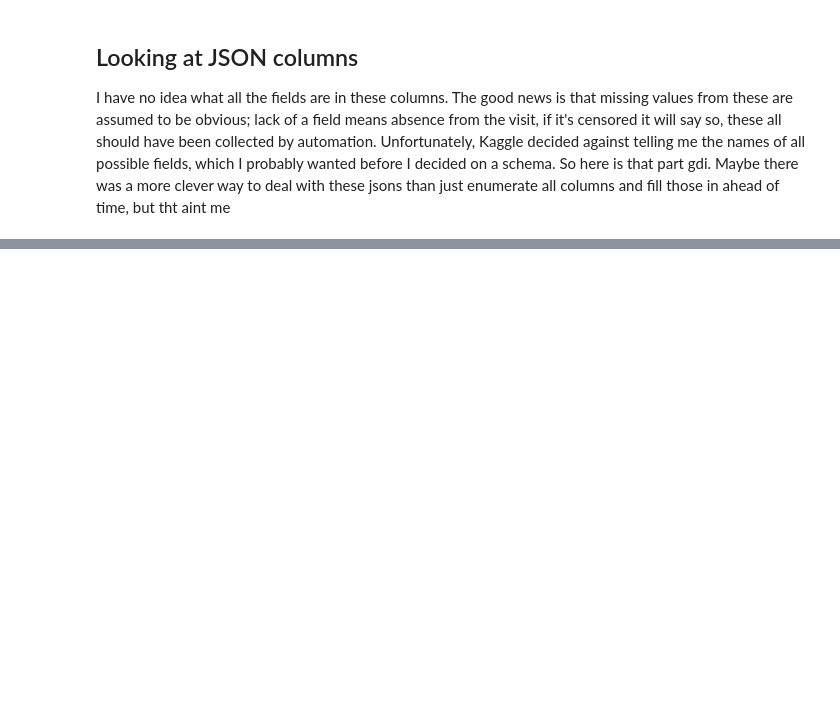
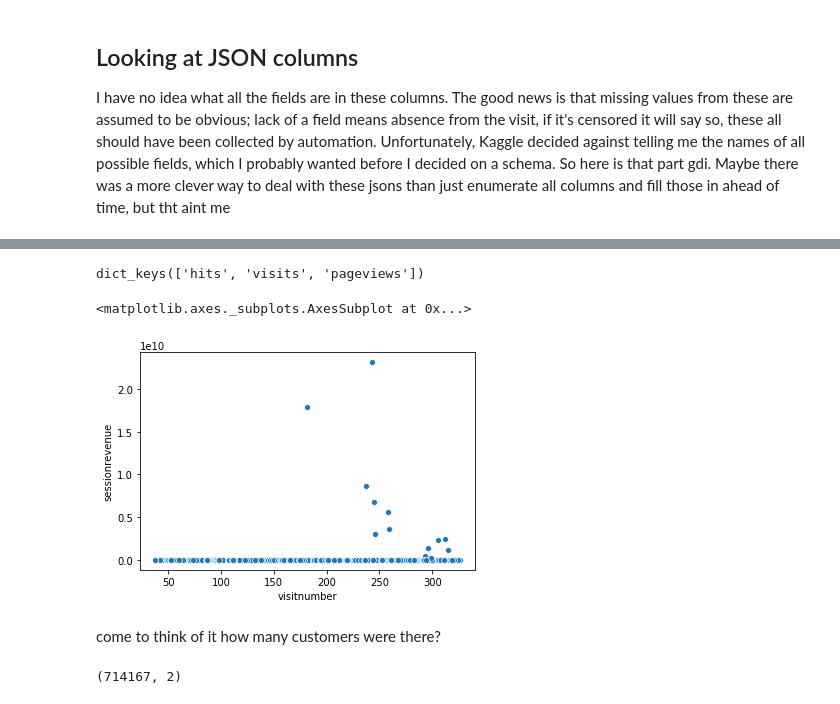
Before and after one commit to romandtse07/google_analytics_kaggle, a Jupyter notebook: SQL.ipynb, the cells around one changed output, grey strips where cells are left out. Cells and saved outputs as stored; diff of their text form; code cells hidden in the pictures; blank space fills up the shorter version.

```diff
--- a/SQL.ipynb
+++ b/SQL.ipynb
@@ -194,0 +166,10 @@ The test set introduces no new columns at least.  We can go ahead and make new c
+# %%
+json_fields = {set_name:{name:set() for name in json_cols} for set_name in ['train','test']}
+# %%
+for set_label, fields in json_fields.items():
+    for field, key_set in fields.items():
+        query = f"""
+            SELECT DISTINCT jsonb_object_keys({field}) AS col
+            FROM {set_label}_data
+        """
+        key_set.update(pd.read_sql_query(query, engine).col)
@@ -194,0 +186,15 @@ The test set introduces no new columns at least.  We can go ahead and make new c
+# %%
+query = """
+WITH top_spender AS (
+    SELECT fullVisitorId
+    FROM train_data
+    GROUP BY fullVisitorId
+    HAVING SUM(CAST(totals ->> 'transactionRevenue' AS NUMERIC)) > 1
+    ORDER BY SUM(CAST(totals ->> 'transactionRevenue' AS NUMERIC))  DESC
+    LIMIT 1
+) SELECT *
+FROM train_data
+WHERE fullVisitorID IN (SELECT fullVisitorId FROM top_spender)
+"""
+
+top_spender = pd.read_sql_query(query, engine)
@@ -194,0 +298,7 @@ The test set introduces no new columns at least.  We can go ahead and make new c
+# %%
+top_spender.totals[0].keys()
+# %% [output]
+dict_keys(['hits', 'visits', 'pageviews'])
+# %%
+top_spender = top_spender.assign(visitstarttime = top_spender.visitstarttime.map(lambda x: datetime.fromtimestamp(x)),
+                                sessionrevenue = top_spender.totals.map(lambda x: float(x["transactionRevenue"]) if "transactionRevenue" in x.keys() else 0))
@@ -194,0 +307,5 @@ The test set introduces no new columns at least.  We can go ahead and make new c
+# %%
+sns.scatterplot('visitnumber', 'sessionrevenue', data=top_spender)
+# %% [output]
+<matplotlib.axes._subplots.AxesSubplot at 0x...>
+[figure, added]
@@ -194,0 +327,2 @@ The test set introduces no new columns at least.  We can go ahead and make new c
+# %% [markdown]
+come to think of it how many customers were there?
@@ -194,0 +337,4 @@ The test set introduces no new columns at least.  We can go ahead and make new c
+# %%
+hits_per_customer.shape
+# %% [output]
+(714167, 2)
```
Also changed, not shown: parts of 64 cells of this notebook, 2 other files.
